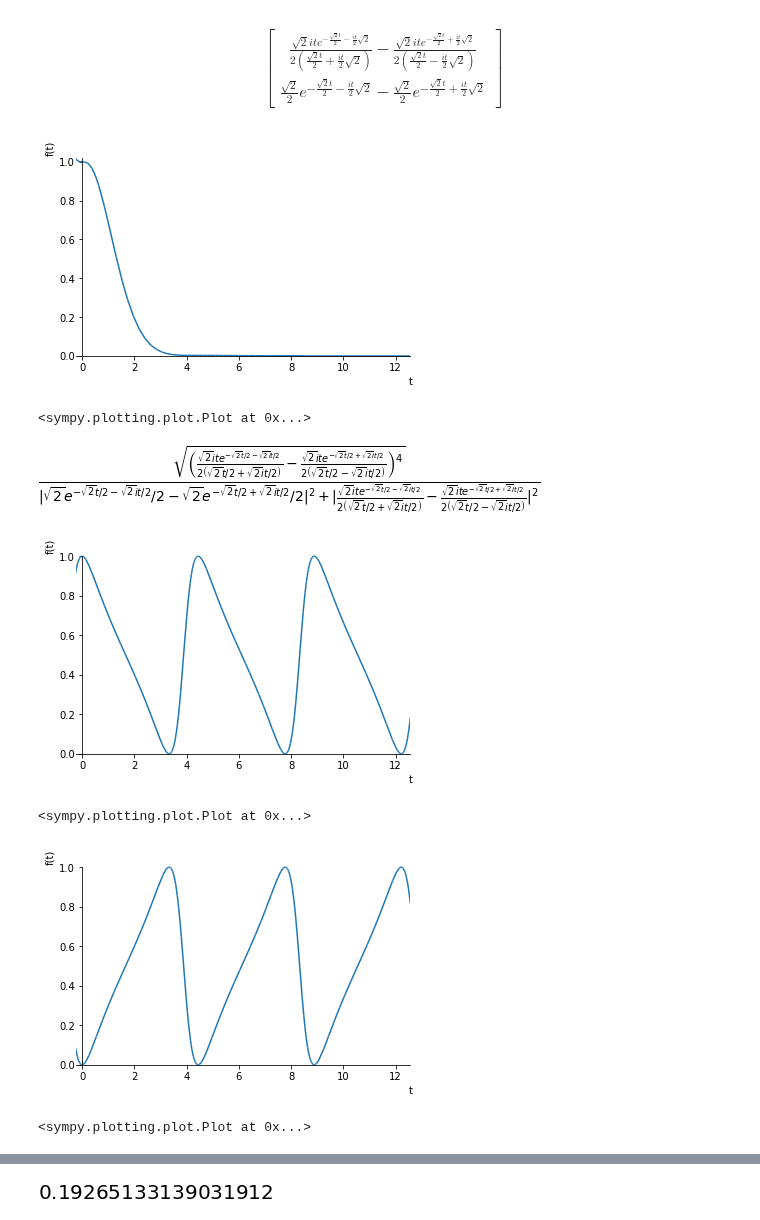
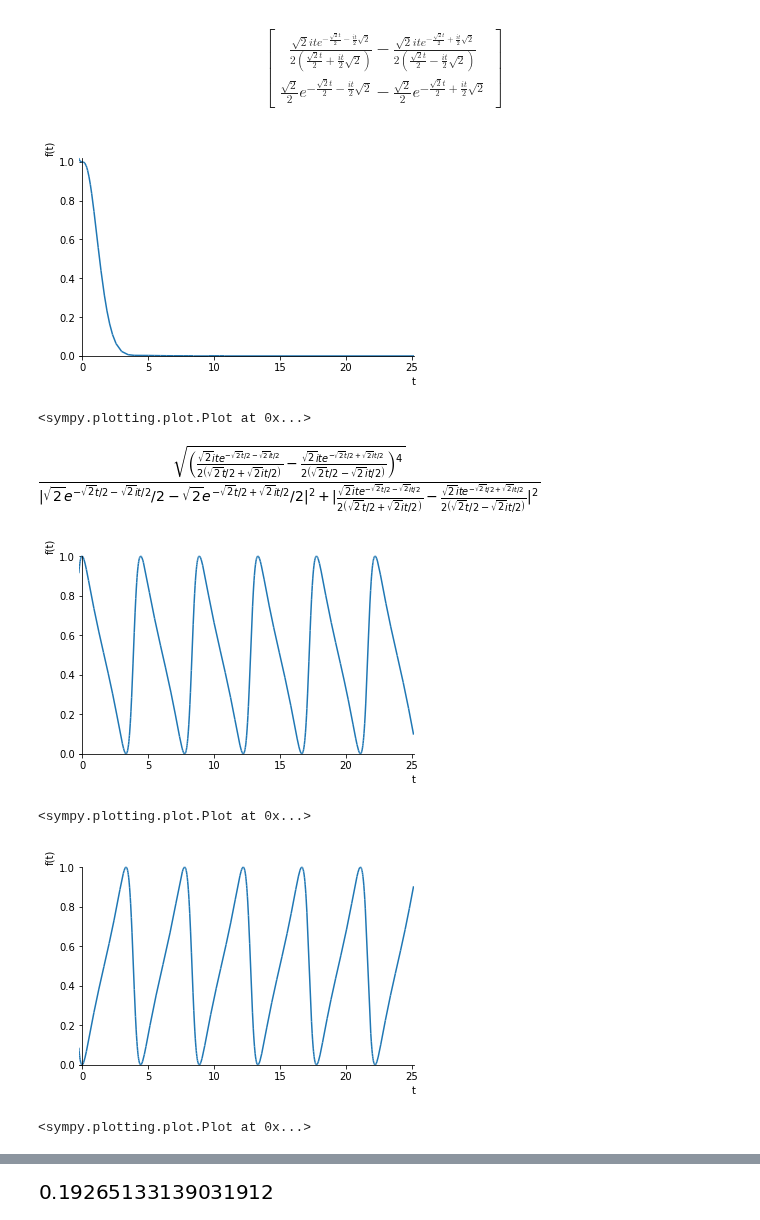
Before and after one commit to gderosa/timeq, a Jupyter notebook: comp/jupyter/detect.ipynb, the cells around one changed output, grey strips where cells are left out. Drawn from its saved outputs; the diff is of its cells as text; code cells hidden in the pictures.

```diff
--- a/comp/jupyter/detect.ipynb
+++ b/comp/jupyter/detect.ipynb
@@ -63,9 +63,9 @@ def lossy_norm(_t):
     psi = B(2*sqrt(2))(_t) * Matrix([1,0])
     return abs(psi[0])**2 + abs(psi[1])**2
 # %%
-plot(lossy_norm(t),(t, -0.25, 4*pi))
+plot(lossy_norm(t),(t, -0.25, 8*pi))
 # %% [output]
-[figure, old version]
+[figure, new version]
 <sympy.plotting.plot.Plot at 0x...>
 # %%
 prob_0_detect(t)
@@ -78,13 +78,13 @@ def prob_0_detect(t):
 def prob_1_detect(t):
     return abs(non_unitary_psi(t)[1]**2) / lossy_norm(t)
 # %%
-plot(prob_0_detect(t),(t, -0.25, 4*pi))
+plot(prob_0_detect(t),(t, -0.25, 8*pi))
 # %% [output]
-[figure, old version]
+[figure, new version]
 <sympy.plotting.plot.Plot at 0x...>
 # %%
-plot(prob_1_detect(t),(t, -0.25, 4*pi))
+plot(prob_1_detect(t),(t, -0.25, 8*pi))
 # %% [output]
-[figure, old version]
+[figure, new version]
 <sympy.plotting.plot.Plot at 0x...>
 # %%
```
Also changed, not shown: parts of 5 cells of this notebook.
